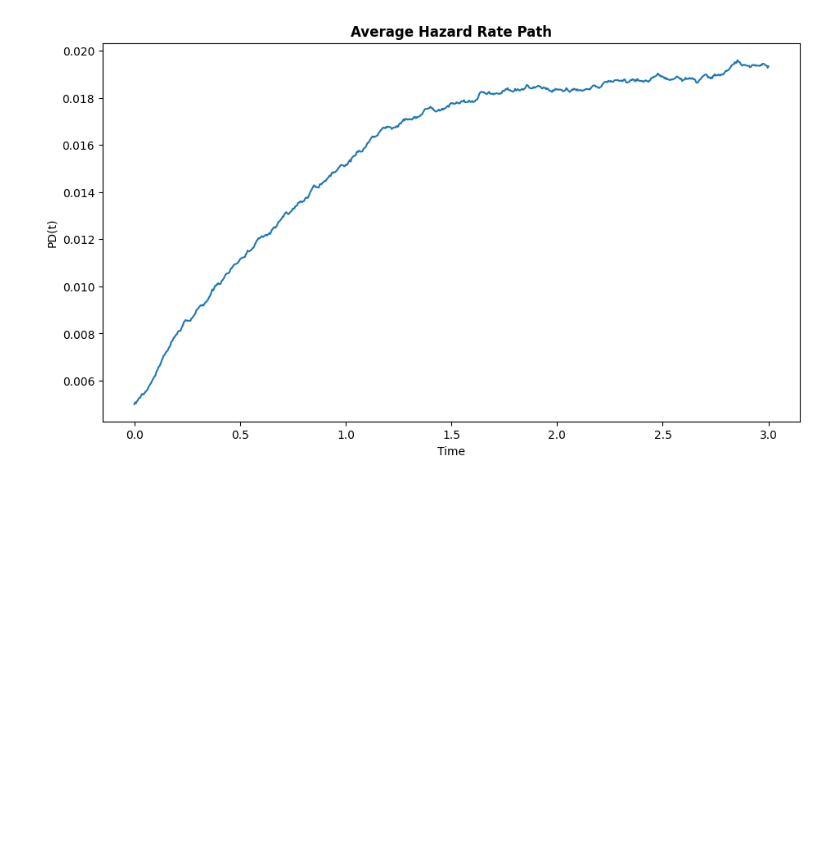
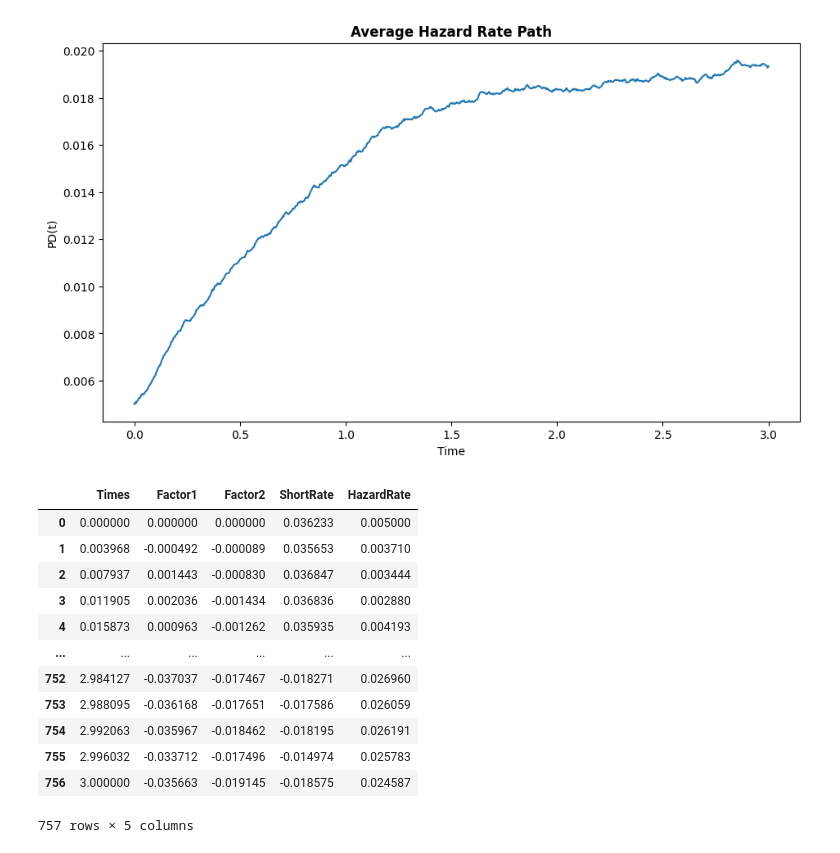
Before and after one commit to gorkemyencak/treasury-valuation-engine, a Jupyter notebook: notebooks/15_wrong_way_risk.ipynb, the cells around one changed output. Drawn from its saved outputs; the diff is of its cells as text; code cells hidden in the pictures; blank space fills up the shorter version.

```diff
--- a/notebooks/15_wrong_way_risk.ipynb
+++ b/notebooks/15_wrong_way_risk.ipynb
@@ -321,3 +327,47 @@ plt.ylabel('PD(t)')
 plt.show()
 # %% [output]
 [figure]
+# %%
+### joint hazard simulator
+# initialize joint hazard simulator
+rho_xy_param = 0.25
+rho_x_lambda_param = 0.30
+rho_y_lambda_param = 0.20
+
+joint_simulator = JointHazardSimulator(
+    r0 = r0,
+    lambda0 = lambda0_param,
+    a = hw2f_params['a'],
+    b = hw2f_params['b'],
+    sigma1 = hw2f_params['sigma1'],
+    sigma2 = hw2f_params['sigma2'],
+    kappa = kappa_param,
+    theta = theta_param,
+    eta = eta_param,
+    rho_xy = rho_xy_param,
+    rho_x_lambda = rho_x_lambda_param,
+    rho_y_lambda = rho_y_lambda_param,
+    random_seed = 2
+)
+
+# simulate single joint hazard path
+single_joint_path = joint_simulator.simulate_single_path(
+    maturity = IR_swap.maturity,
+    steps_per_year = trading_days
+)
+
+single_joint_path
+# %% [output]
+|  | Times | Factor1 | Factor2 | ShortRate | HazardRate |
+| 0 | 0.000000 | 0.000000 | 0.000000 | 0.036233 | 0.005000 |
+| 1 | 0.003968 | -0.000492 | -0.000089 | 0.035653 | 0.003710 |
+| 2 | 0.007937 | 0.001443 | -0.000830 | 0.036847 | 0.003444 |
+| 3 | 0.011905 | 0.002036 | -0.001434 | 0.036836 | 0.002880 |
+| 4 | 0.015873 | 0.000963 | -0.001262 | 0.035935 | 0.004193 |
+| ... | ... | ... | ... | ... | ... |
+| 752 | 2.984127 | -0.037037 | -0.017467 | -0.018271 | 0.026960 |
+| 753 | 2.988095 | -0.036168 | -0.017651 | -0.017586 | 0.026059 |
+| 754 | 2.992063 | -0.035967 | -0.018462 | -0.018195 | 0.026191 |
+| 755 | 2.996032 | -0.033712 | -0.017496 | -0.014974 | 0.025783 |
+| 756 | 3.000000 | -0.035663 | -0.019145 | -0.018575 | 0.024587 |
+757 rows × 5 columns
```
Also changed, not shown: parts of 5 cells of this notebook, 1 other file.
